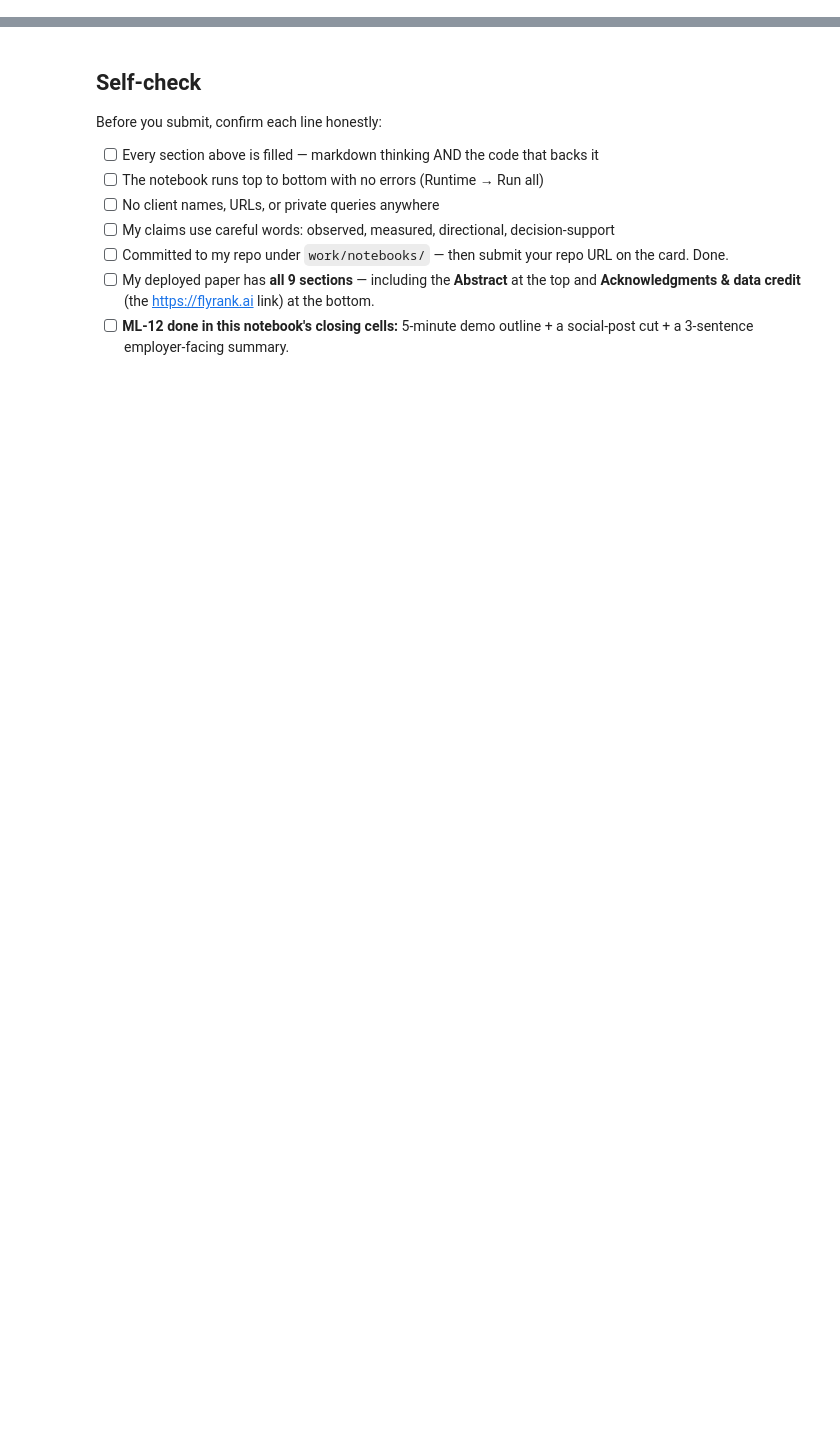
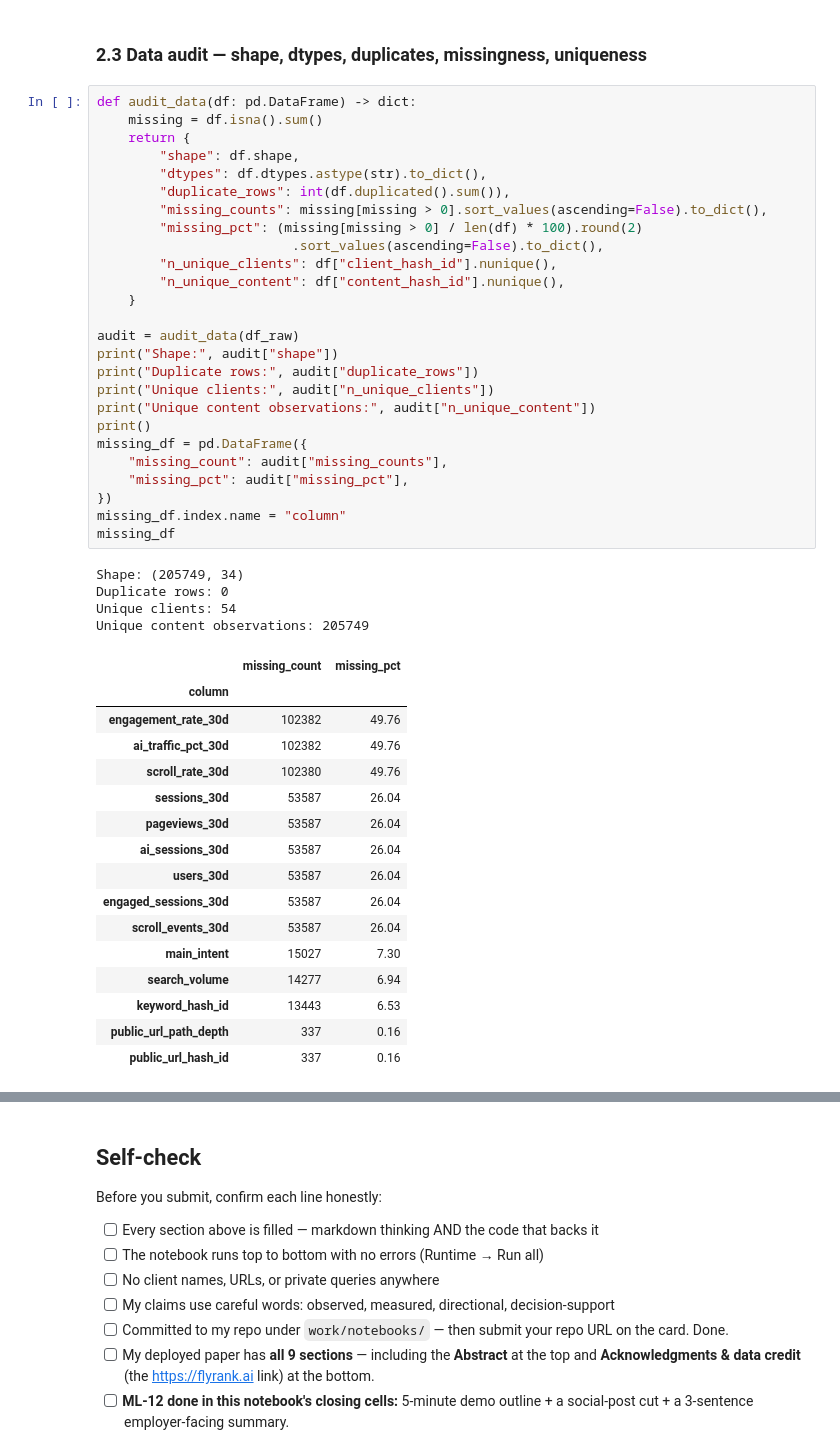
Before and after one commit to AgrimJain-quantum/internship-remote, a Jupyter notebook: work/notebooks/capstone.ipynb, the cells around one changed output, grey strips where cells are left out. Saved outputs shown, nothing was run; the diff lists cells and outputs as text; blank space fills up the shorter version.

```diff
--- a/work/notebooks/capstone.ipynb
+++ b/work/notebooks/capstone.ipynb
@@ -36,0 +149,49 @@ This skeleton is yours to fill. Work the sections **in order** — each one has
+# %% [markdown]
+### 2.3 Data audit — shape, dtypes, duplicates, missingness, uniqueness
+# %%
+def audit_data(df: pd.DataFrame) -> dict:
+    missing = df.isna().sum()
+    return {
+        "shape": df.shape,
+        "dtypes": df.dtypes.astype(str).to_dict(),
+        "duplicate_rows": int(df.duplicated().sum()),
+        "missing_counts": missing[missing > 0].sort_values(ascending=False).to_dict(),
+        "missing_pct": (missing[missing > 0] / len(df) * 100).round(2)
+                         .sort_values(ascending=False).to_dict(),
+        "n_unique_clients": df["client_hash_id"].nunique(),
+        "n_unique_content": df["content_hash_id"].nunique(),
+    }
+
+audit = audit_data(df_raw)
+print("Shape:", audit["shape"])
+print("Duplicate rows:", audit["duplicate_rows"])
+print("Unique clients:", audit["n_unique_clients"])
+print("Unique content observations:", audit["n_unique_content"])
+print()
+missing_df = pd.DataFrame({
+    "missing_count": audit["missing_counts"],
+    "missing_pct": audit["missing_pct"],
+})
+missing_df.index.name = "column"
+missing_df
+# %% [output]
+Shape: (205749, 34)
+Duplicate rows: 0
+Unique clients: 54
+Unique content observations: 205749
+|  | missing_count | missing_pct |
+| column |  |  |
+| engagement_rate_30d | 102382 | 49.76 |
+| ai_traffic_pct_30d | 102382 | 49.76 |
+| scroll_rate_30d | 102380 | 49.76 |
+| sessions_30d | 53587 | 26.04 |
+| pageviews_30d | 53587 | 26.04 |
+| ai_sessions_30d | 53587 | 26.04 |
+| users_30d | 53587 | 26.04 |
+| engaged_sessions_30d | 53587 | 26.04 |
+| scroll_events_30d | 53587 | 26.04 |
+| main_intent | 15027 | 7.30 |
+| search_volume | 14277 | 6.94 |
+| keyword_hash_id | 13443 | 6.53 |
+| public_url_path_depth | 337 | 0.16 |
+| public_url_hash_id | 337 | 0.16 |
```
Also changed, not shown: parts of 51 cells of this notebook.
